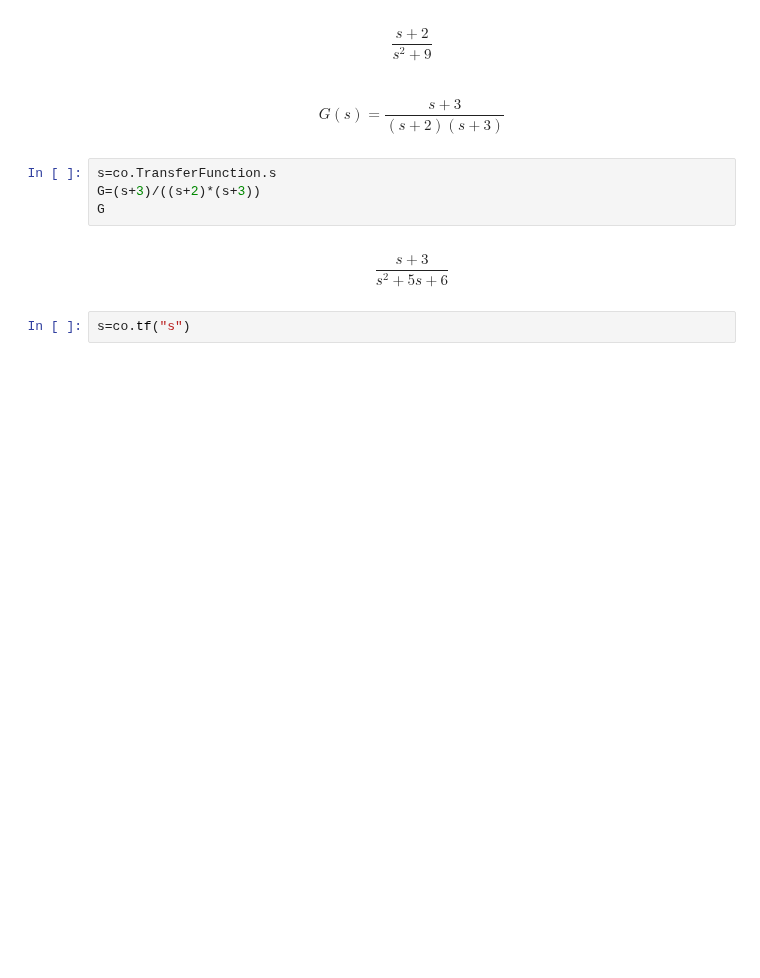
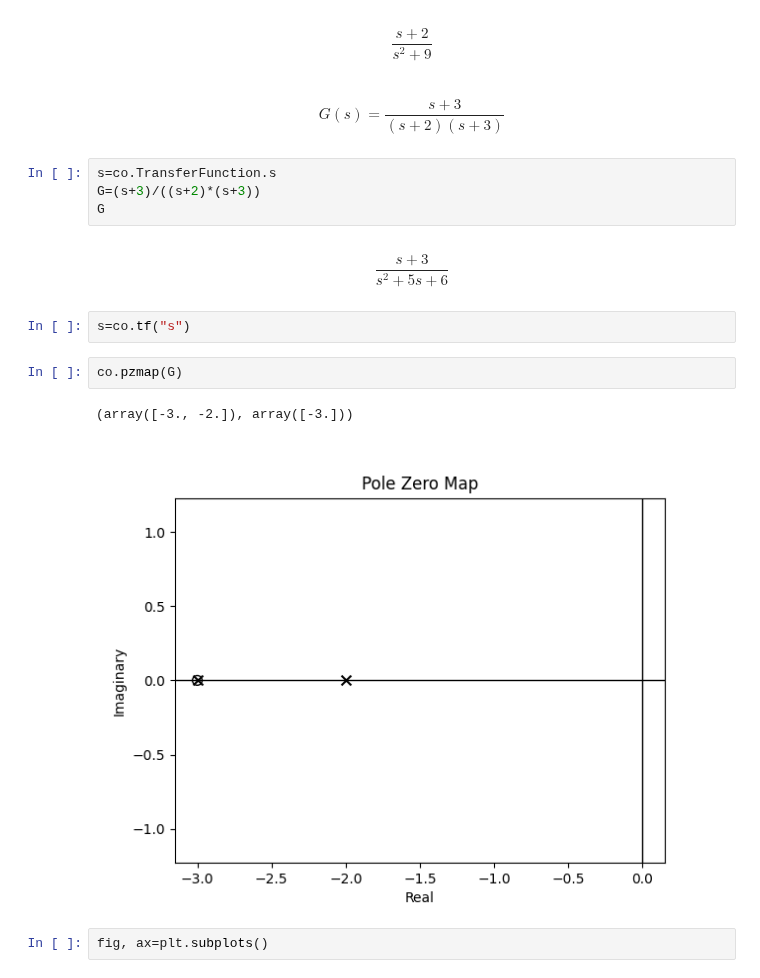
Before and after one commit to sayedul79/python-control-system, a Jupyter notebook: Transfer-function.ipynb, the cells around one changed output. Cells and saved outputs as stored; diff of their text form; blank space fills up the shorter version.

```diff
--- a/Transfer-function.ipynb
+++ b/Transfer-function.ipynb
@@ -86,3 +89,10 @@ G
 $$\frac{s + 3}{s^2 + 5 s + 6}$$
 # %%
 s=co.tf("s")
+# %%
+co.pzmap(G)
+# %% [output]
+(array([-3., -2.]), array([-3.]))
+[figure, added]
+# %%
+fig, ax=plt.subplots()
```
Also changed, not shown: parts of 2 cells of this notebook, 47 other files.
